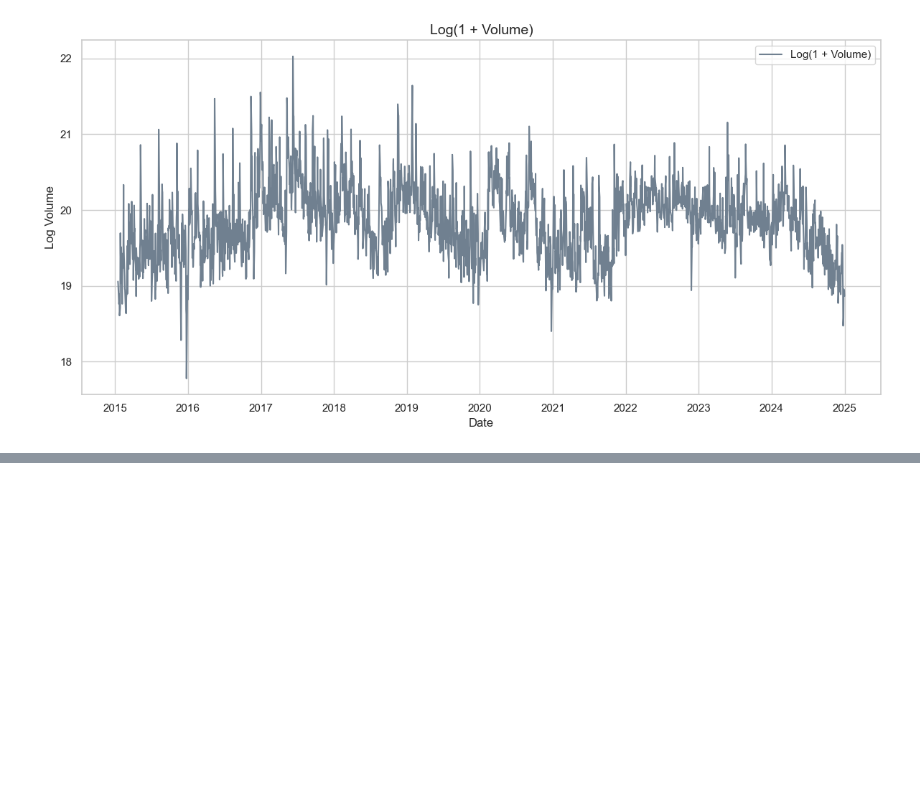
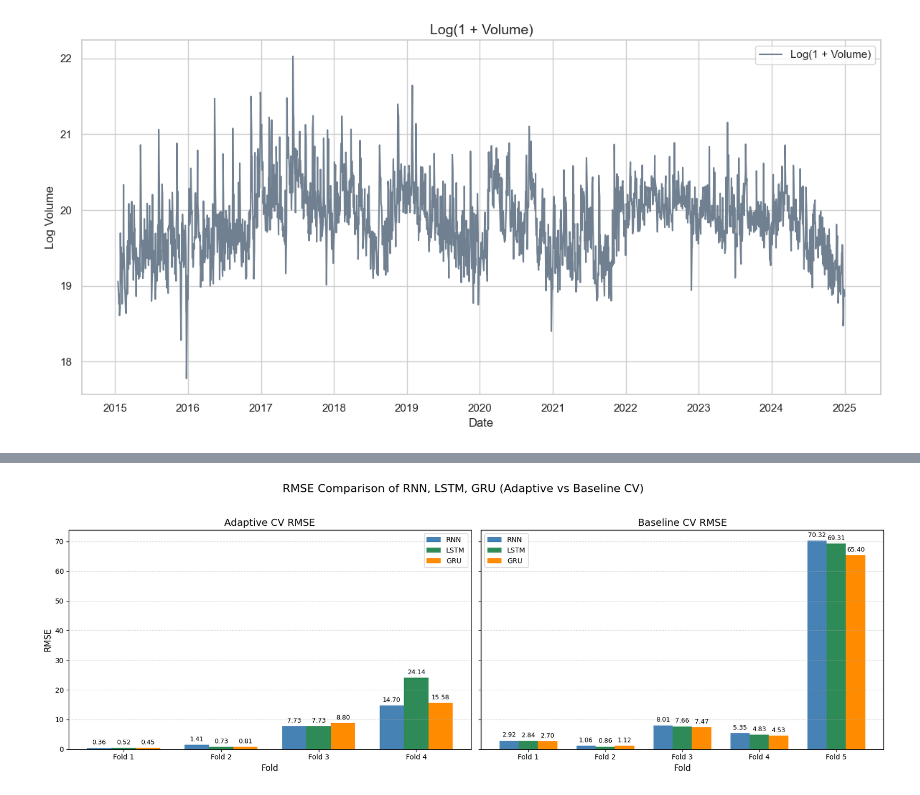
Before and after one commit to Prapakorn23/drift-cv-forecasting, a Jupyter notebook: Nvdia_Plot.ipynb, the cells around one changed output, grey strips where cells are left out. Drawn from its saved outputs; the diff is of its cells as text; code cells hidden in the pictures; blank space fills up the shorter version.

```diff
--- a/Nvdia_Plot.ipynb
+++ b/Nvdia_Plot.ipynb
@@ -186,0 +398,84 @@ plt.show()
+# %%
+import matplotlib.pyplot as plt
+import numpy as np
+
+# -------------------------
+# ข้อมูล Fold
+# -------------------------
+folds_adaptive = ['Fold 1', 'Fold 2', 'Fold 3', 'Fold 4']
+folds_baseline = ['Fold 1', 'Fold 2', 'Fold 3', 'Fold 4', 'Fold 5']
+
+# -------------------------
+# RMSE จากผลลัพธ์
+# -------------------------
+rnn_adapt = [0.3587, 1.4067, 7.7252, 14.7024]
+lstm_adapt = [0.5167, 0.7270, 7.7345, 24.1448]
+gru_adapt = [0.4503, 0.8095, 8.7996, 15.5794]
+
+rnn_base = [2.9215, 1.0615, 8.0098, 5.3486, 70.3174]
+lstm_base = [2.8427, 0.8630, 7.6644, 4.8265, 69.3140]
+gru_base = [2.6968, 1.1221, 7.4663, 4.5347, 65.3999]
+
+# -------------------------
+# Function to add value labels on bars
+# -------------------------
+def add_labels(ax, bars):
+    for bar in bars:
+        height = bar.get_height()
+        ax.annotate(f'{height:.2f}',
+                    xy=(bar.get_x() + bar.get_width() / 2, height),
+                    xytext=(0, 3),  # ยกตัวเลขขึ้นจากแท่งกราฟเล็กน้อย
+                    textcoords="offset points",
+                    ha='center', va='bottom', fontsize=9)
+
+# -------------------------
+# Plot
+# -------------------------
+fig, axs = plt.subplots(1, 2, figsize=(17, 6), sharey=True)
+bar_width = 0.25
+
+# ---------- Adaptive CV ----------
+x1 = np.arange(len(folds_adaptive))
+
+bar1 = axs[0].bar(x1 - bar_width, rnn_adapt, bar_width, label='RNN', color='steelblue')
+bar2 = axs[0].bar(x1, lstm_adapt, bar_width, label='LSTM', color='seagreen')
+bar3 = axs[0].bar(x1 + bar_width, gru_adapt, bar_width, label='GRU', color='darkorange')
+
+axs[0].set_title('Adaptive CV RMSE', fontsize=14)
+axs[0].set_xlabel('Fold', fontsize=12)
+axs[0].set_ylabel('RMSE', fontsize=12)
+axs[0].set_xticks(x1)
+axs[0].set_xticklabels(folds_adaptive)
+axs[0].legend()
+axs[0].grid(axis='y', linestyle='--', alpha=0.5)
+
+# แสดงค่าบนแท่ง
+add_labels(axs[0], bar1)
+add_labels(axs[0], bar2)
+add_labels(axs[0], bar3)
+
+# ---------- Baseline CV ----------
+x2 = np.arange(len(folds_baseline))
+
+bar4 = axs[1].bar(x2 - bar_width, rnn_base, bar_width, label='RNN', color='steelblue')
+bar5 = axs[1].bar(x2, lstm_base, bar_width, label='LSTM', color='seagreen')
+bar6 = axs[1].bar(x2 + bar_width, gru_base, bar_width, label='GRU', color='darkorange')
+
+axs[1].set_title('Baseline CV RMSE', fontsize=14)
+axs[1].set_xlabel('Fold', fontsize=12)
+axs[1].set_xticks(x2)
+axs[1].set_xticklabels(folds_baseline)
+axs[1].legend()
+axs[1].grid(axis='y', linestyle='--', alpha=0.5)
+
+# แสดงค่าบนแท่ง
+add_labels(axs[1], bar4)
+add_labels(axs[1], bar5)
+add_labels(axs[1], bar6)
+
+# ---------- Overall Layout ----------
+plt.suptitle("RMSE Comparison of RNN, LSTM, GRU (Adaptive vs Baseline CV)", fontsize=16)
+plt.tight_layout(rect=[0, 0, 1, 0.95])
+plt.show()
+# %% [output]
+[figure, added]
```
Also changed, not shown: parts of 4 cells of this notebook, 2 other files.
